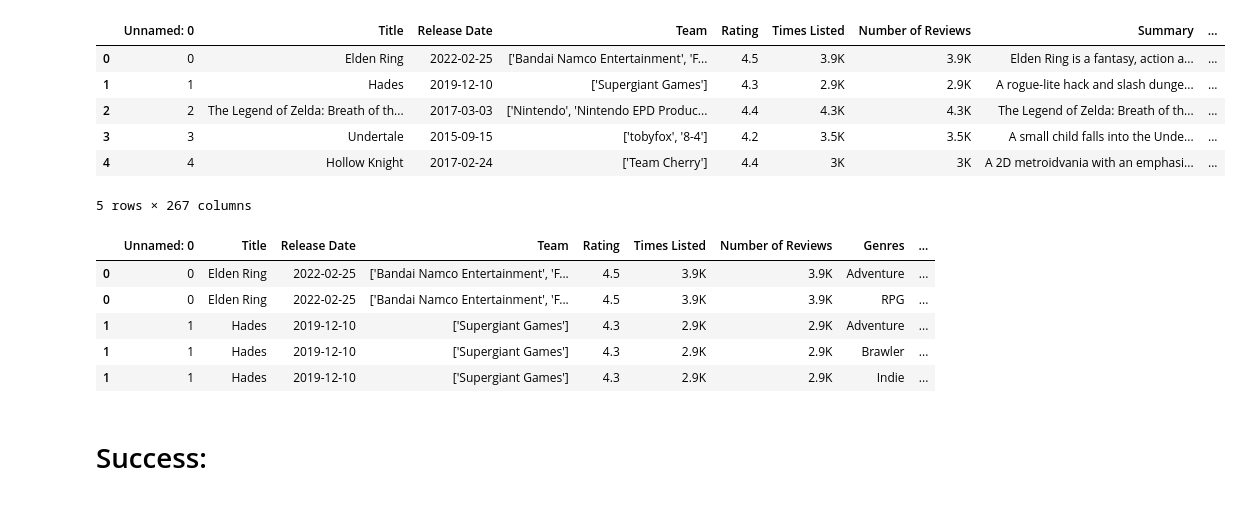
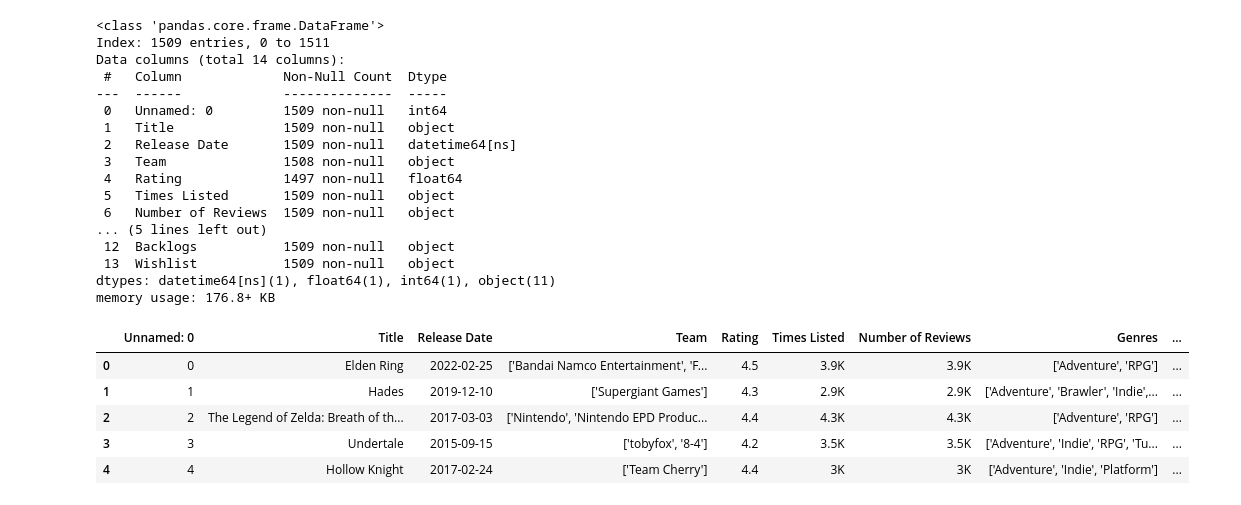
Before and after one commit to hunterdih/IGNGameRecommendation, a Jupyter notebook: games_exploded.ipynb, the cells around one changed output. Cells and saved outputs as stored; diff of their text form; code cells hidden in the pictures.

Commit message:
New dataset for Andrew

```diff
--- a/games_exploded.ipynb
+++ b/games_exploded.ipynb
@@ -29,44 +287,36 @@ memory usage: 176.8+ KB
 # %%
 import pandas as pd
-import plotly.express as px
+import matplotlib.pyplot as plt
+from datetime import datetime
 
 df = pd.read_csv('Dataset/games.csv')
 df = df[df['Release Date'] != 'releases on TBD']
 df['Release Date'] = df['Release Date'].apply(lambda x: datetime.strptime(x, '%b %d, %Y'))
 
-df_exploded = df.explode('Genres')
-genres_dummies = pd.get_dummies(df_exploded['Genres'])
-df = pd.concat([df, genres_dummies], axis=1)
-df.drop('Genres', axis=1, inplace=True)
+df.info()
 
 df.head()
 # %% [output]
+<class 'pandas.core.frame.DataFrame'>
+Index: 1509 entries, 0 to 1511
+Data columns (total 14 columns):
+ #   Column             Non-Null Count  Dtype
+---  ------             --------------  -----
+ 0   Unnamed: 0         1509 non-null   int64
+ 1   Title              1509 non-null   object
+ 2   Release Date       1509 non-null   datetime64[ns]
+ 3   Team               1508 non-null   object
+ 4   Rating             1497 non-null   float64
+ 5   Times Listed       1509 non-null   object
+ 6   Number of Reviews  1509 non-null   object
+... (5 lines left out)
+ 12  Backlogs           1509 non-null   object
+ 13  Wishlist           1509 non-null   object
+dtypes: datetime64[ns](1), float64(1), int64(1), object(11)
+memory usage: 176.8+ KB
-|  | Unnamed: 0 | Title | Release Date | Team | Rating | Times Listed | Number of Reviews | Summary | ... |
-| 0 | 0 | Elden Ring | 2022-02-25 | ['Bandai Namco Entertainment', 'F... | 4.5 | 3.9K | 3.9K | Elden Ring is a fantasy, action a... | ... |
-| 1 | 1 | Hades | 2019-12-10 | ['Supergiant Games'] | 4.3 | 2.9K | 2.9K | A rogue-lite hack and slash dunge... | ... |
-| 2 | 2 | The Legend of Zelda: Breath of th... | 2017-03-03 | ['Nintendo', 'Nintendo EPD Produc... | 4.4 | 4.3K | 4.3K | The Legend of Zelda: Breath of th... | ... |
-| 3 | 3 | Undertale | 2015-09-15 | ['tobyfox', '8-4'] | 4.2 | 3.5K | 3.5K | A small child falls into the Unde... | ... |
-| 4 | 4 | Hollow Knight | 2017-02-24 | ['Team Cherry'] | 4.4 | 3K | 3K | A 2D metroidvania with an emphasi... | ... |
+|  | Unnamed: 0 | Title | Release Date | Team | Rating | Times Listed | Number of Reviews | Genres | ... |
+| 0 | 0 | Elden Ring | 2022-02-25 | ['Bandai Namco Entertainment', 'F... | 4.5 | 3.9K | 3.9K | ['Adventure', 'RPG'] | ... |
+| 1 | 1 | Hades | 2019-12-10 | ['Supergiant Games'] | 4.3 | 2.9K | 2.9K | ['Adventure', 'Brawler', 'Indie',... | ... |
+| 2 | 2 | The Legend of Zelda: Breath of th... | 2017-03-03 | ['Nintendo', 'Nintendo EPD Produc... | 4.4 | 4.3K | 4.3K | ['Adventure', 'RPG'] | ... |
+| 3 | 3 | Undertale | 2015-09-15 | ['tobyfox', '8-4'] | 4.2 | 3.5K | 3.5K | ['Adventure', 'Indie', 'RPG', 'Tu... | ... |
+| 4 | 4 | Hollow Knight | 2017-02-24 | ['Team Cherry'] | 4.4 | 3K | 3K | ['Adventure', 'Indie', 'Platform'] | ... |
-5 rows × 267 columns
-# %%
-from ast import literal_eval
-import pandas as pd
-
-df = pd.read_csv('Dataset/games.csv')
-df = df[df['Release Date'] != 'releases on TBD']
-df['Release Date'] = df['Release Date'].apply(lambda x: datetime.strptime(x, '%b %d, %Y'))
-df['Genres'] = df['Genres'].apply(literal_eval)
-
-
-df_exploded = df.explode('Genres')
-
-df_exploded.head()
-# %% [output]
-|  | Unnamed: 0 | Title | Release Date | Team | Rating | Times Listed | Number of Reviews | Genres | ... |
-| 0 | 0 | Elden Ring | 2022-02-25 | ['Bandai Namco Entertainment', 'F... | 4.5 | 3.9K | 3.9K | Adventure | ... |
-| 0 | 0 | Elden Ring | 2022-02-25 | ['Bandai Namco Entertainment', 'F... | 4.5 | 3.9K | 3.9K | RPG | ... |
-| 1 | 1 | Hades | 2019-12-10 | ['Supergiant Games'] | 4.3 | 2.9K | 2.9K | Adventure | ... |
-| 1 | 1 | Hades | 2019-12-10 | ['Supergiant Games'] | 4.3 | 2.9K | 2.9K | Brawler | ... |
-| 1 | 1 | Hades | 2019-12-10 | ['Supergiant Games'] | 4.3 | 2.9K | 2.9K | Indie | ... |
-# %% [markdown]
-# Success:
```
Also changed, not shown: parts of 20 cells of this notebook.
